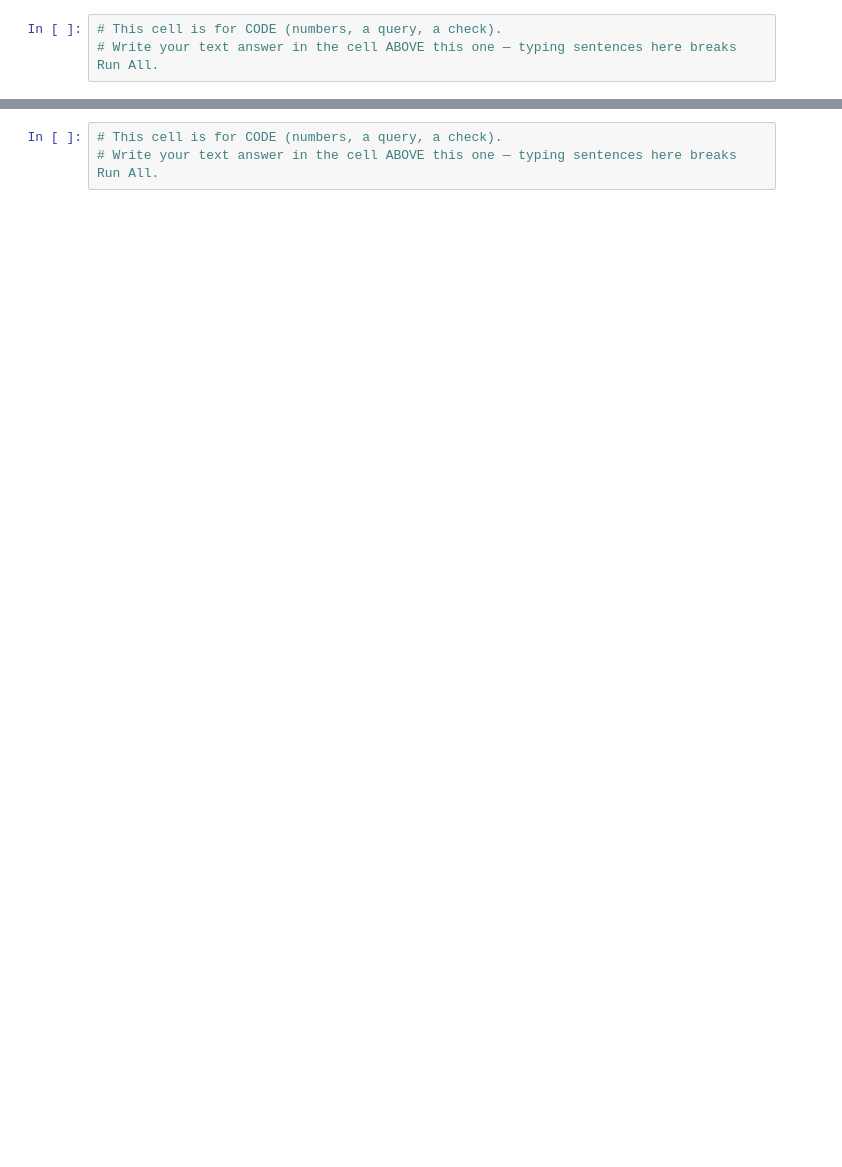
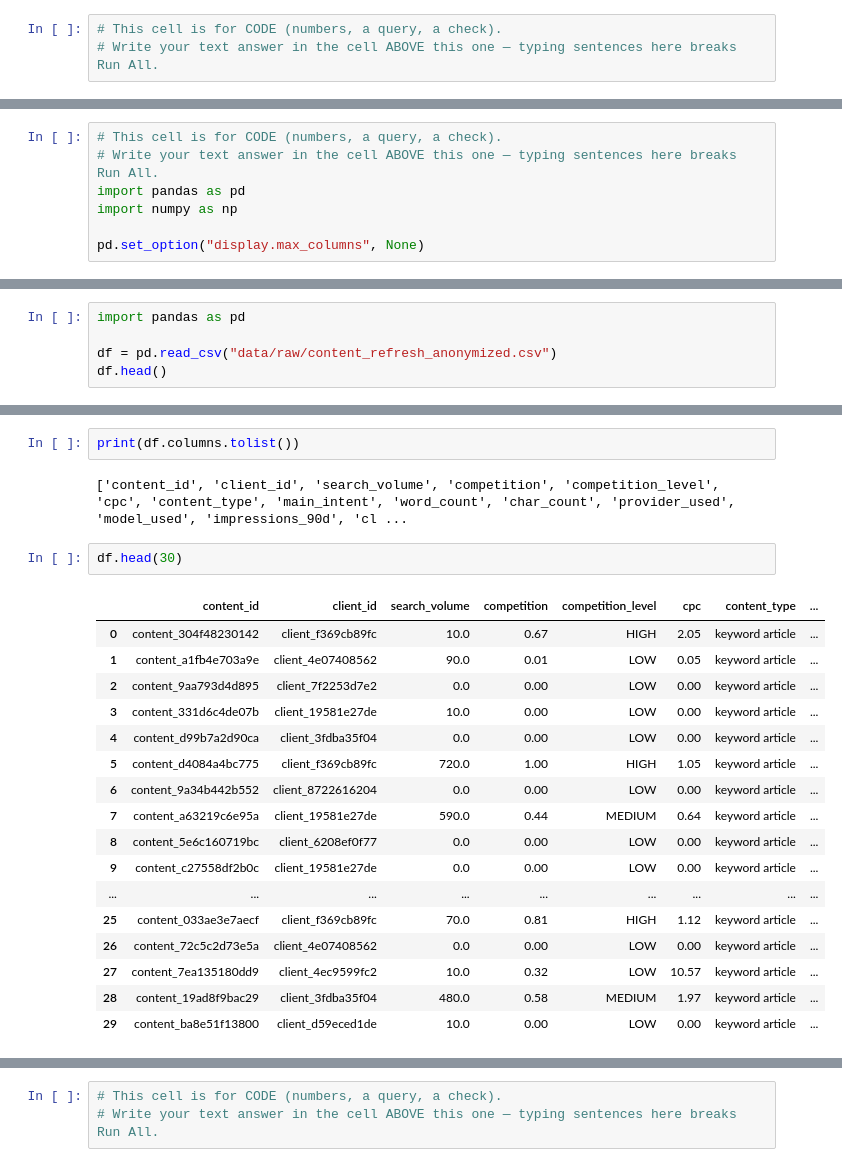
Before and after one commit to Arexreva/flyrank-internship-ML, a Jupyter notebook: work/notebooks/w01_research_question.ipynb, the cells around one changed output, grey strips where cells are left out. Saved outputs shown, nothing was run; the diff lists cells and outputs as text; blank space fills up the shorter version.

```diff
--- a/work/notebooks/w01_research_question.ipynb
+++ b/work/notebooks/w01_research_question.ipynb
@@ -26,0 +130,7 @@ This skeleton is yours to fill. Work the sections **in order** — each one has
+# %%
+# This cell is for CODE (numbers, a query, a check).
+# Write your text answer in the cell ABOVE this one — typing sentences here breaks Run All.
+import pandas as pd
+import numpy as np
+
+pd.set_option("display.max_columns", None)
@@ -26,0 +158,5 @@ This skeleton is yours to fill. Work the sections **in order** — each one has
+# %%
+import pandas as pd
+
+df = pd.read_csv("data/raw/content_refresh_anonymized.csv")
+df.head()
@@ -26,0 +190,24 @@ This skeleton is yours to fill. Work the sections **in order** — each one has
+# %%
+print(df.columns.tolist())
+# %% [output]
+['content_id', 'client_id', 'search_volume', 'competition', 'competition_level', 'cpc', 'content_type', 'main_intent', 'word_count', 'char_count', 'provider_used', 'model_used', 'impressions_90d', 'cl ...
+# %%
+df.head(30)
+# %% [output]
+|  | content_id | client_id | search_volume | competition | competition_level | cpc | content_type | ... |
+| 0 | content_304f48230142 | client_f369cb89fc | 10.0 | 0.67 | HIGH | 2.05 | keyword article | ... |
+| 1 | content_a1fb4e703a9e | client_4e07408562 | 90.0 | 0.01 | LOW | 0.05 | keyword article | ... |
+| 2 | content_9aa793d4d895 | client_7f2253d7e2 | 0.0 | 0.00 | LOW | 0.00 | keyword article | ... |
+| 3 | content_331d6c4de07b | client_19581e27de | 10.0 | 0.00 | LOW | 0.00 | keyword article | ... |
+| 4 | content_d99b7a2d90ca | client_3fdba35f04 | 0.0 | 0.00 | LOW | 0.00 | keyword article | ... |
+| 5 | content_d4084a4bc775 | client_f369cb89fc | 720.0 | 1.00 | HIGH | 1.05 | keyword article | ... |
+| 6 | content_9a34b442b552 | client_8722616204 | 0.0 | 0.00 | LOW | 0.00 | keyword article | ... |
+| 7 | content_a63219c6e95a | client_19581e27de | 590.0 | 0.44 | MEDIUM | 0.64 | keyword article | ... |
+| 8 | content_5e6c160719bc | client_6208ef0f77 | 0.0 | 0.00 | LOW | 0.00 | keyword article | ... |
+| 9 | content_c27558df2b0c | client_19581e27de | 0.0 | 0.00 | LOW | 0.00 | keyword article | ... |
+| ... | ... | ... | ... | ... | ... | ... | ... | ... |
+| 25 | content_033ae3e7aecf | client_f369cb89fc | 70.0 | 0.81 | HIGH | 1.12 | keyword article | ... |
+| 26 | content_72c5c2d73e5a | client_4e07408562 | 0.0 | 0.00 | LOW | 0.00 | keyword article | ... |
+| 27 | content_7ea135180dd9 | client_4ec9599fc2 | 10.0 | 0.32 | LOW | 10.57 | keyword article | ... |
+| 28 | content_19ad8f9bac29 | client_3fdba35f04 | 480.0 | 0.58 | MEDIUM | 1.97 | keyword article | ... |
+| 29 | content_ba8e51f13800 | client_d59eced1de | 10.0 | 0.00 | LOW | 0.00 | keyword article | ... |
```
Also changed, not shown: parts of 24 cells of this notebook.
